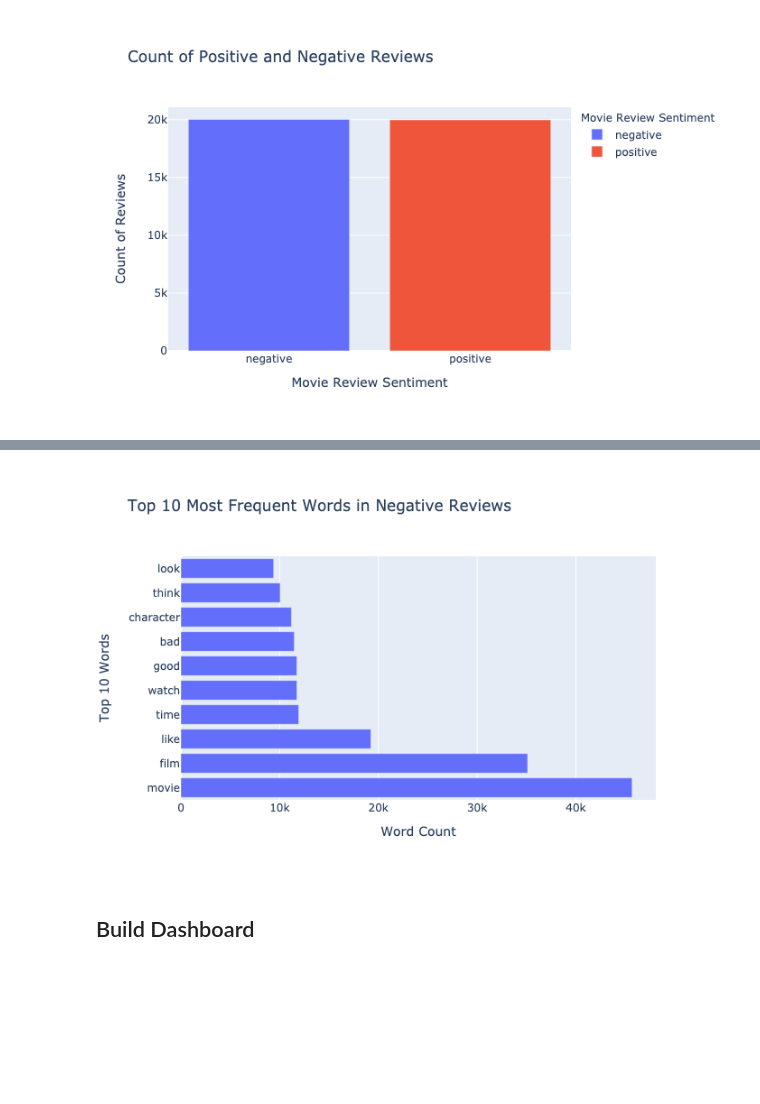
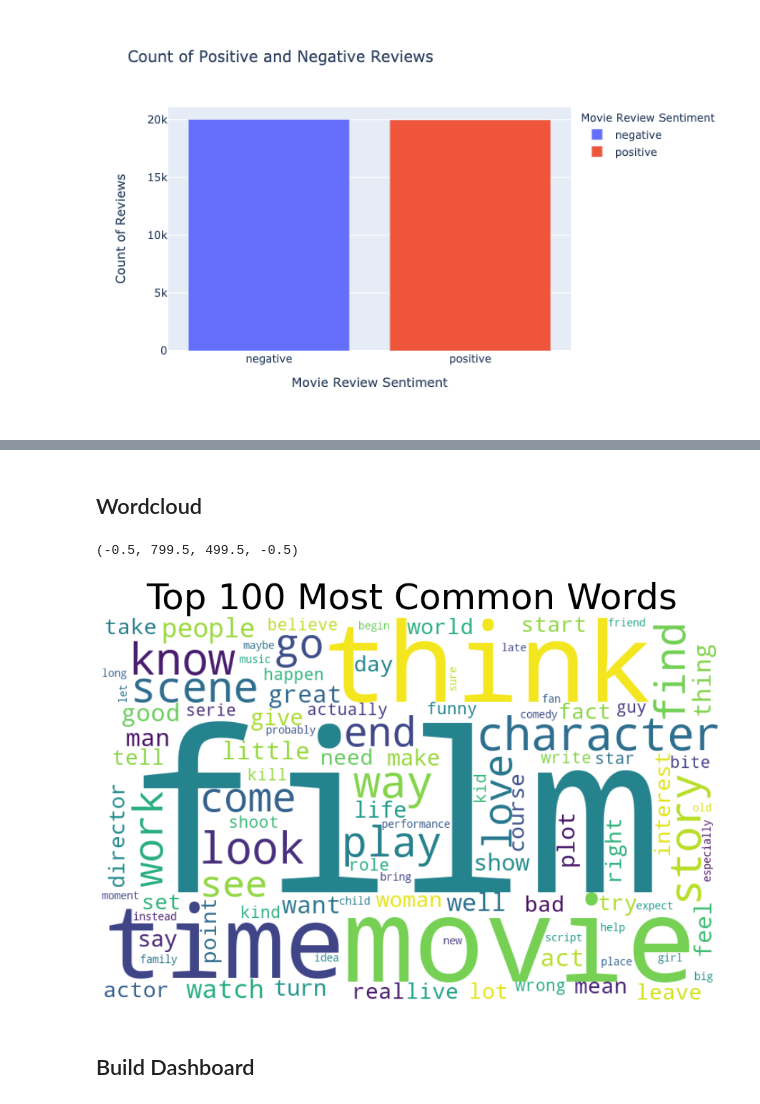
Before and after one commit to aromatic-toast/IMDB_Sentiment_Analysis, a Jupyter notebook: eda.ipynb, the cells around one changed output, grey strips where cells are left out. Drawn from its saved outputs; the diff is of its cells as text; code cells hidden in the pictures; blank space fills up the shorter version.

```diff
--- a/eda.ipynb
+++ b/eda.ipynb
@@ -312,10 +164,15 @@ plot6.show('png')
-# %%
-plot7 = px.bar(most_common_df_neg,
-               x='count',
-               y='most_common_words',
-               labels={'most_common_words':'Top 10 Words',
-                       'count':'Word Count'},
-               title='Top 10 Most Frequent Words in Negative Reviews')
-plot7.show('png')
-# %% [output]
-[figure, removed]
+# %% [markdown]
+## Wordcloud
+# %%
+word_cloud = WordCloud(max_words=100,
+                       width=800,
+                       height=500,
+                       background_color='white').generate(" ".join(clean_docs_bow))
+# %%
+wordcloud_fig = plt.figure(figsize=(30,10), facecolor='white')
+plt.imshow(word_cloud, interpolation='bilinear')
+plt.title('Top 100 Most Common Words', fontsize=50)
+plt.axis("off")
+# %% [output]
+(-0.5, 799.5, 499.5, -0.5)
+[figure, added]
```
Also changed, not shown: parts of 37 cells of this notebook.
